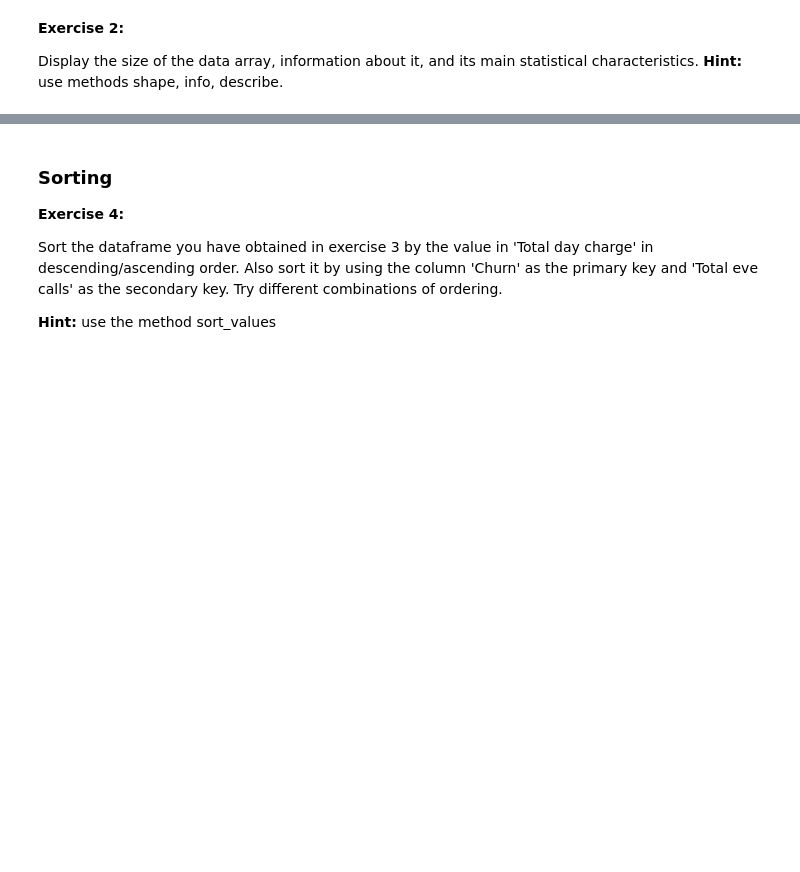
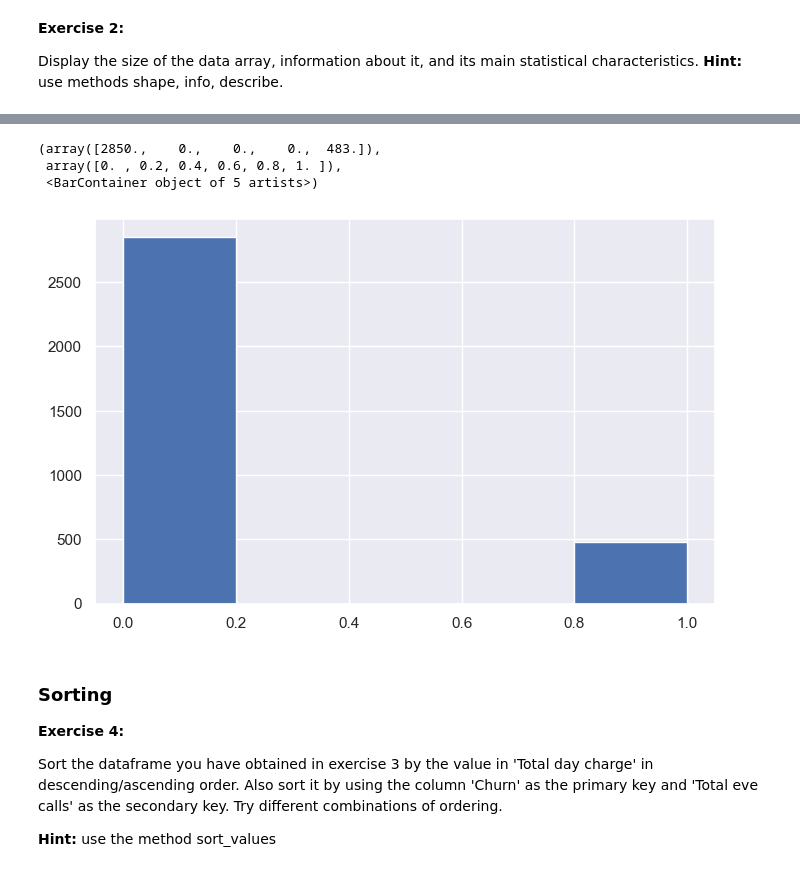
Before and after one commit to christiang7/Maschinelles-Lernen-I, a Jupyter notebook: Lab01_pandas_and_matplotlib/Lab01_pandas_and_matplotlib.ipynb, the cells around one changed output, grey strips where cells are left out. Cells and saved outputs as stored; diff of their text form; code cells hidden in the pictures; blank space fills up the shorter version.

```diff
--- a/Lab01_pandas_and_matplotlib/Lab01_pandas_and_matplotlib.ipynb
+++ b/Lab01_pandas_and_matplotlib/Lab01_pandas_and_matplotlib.ipynb
@@ -39,3 +93,10 @@ Plot the distribution of the churn and  loyal clients in the bar plot. The figur
+# %%
+plt.hist(churn_telecom_csv, bins=5)
+# %% [output]
+(array([2850.,    0.,    0.,    0.,  483.]),
+ array([0. , 0.2, 0.4, 0.6, 0.8, 1. ]),
+ <BarContainer object of 5 artists>)
+[figure, added]
 # %% [markdown]
 ### Sorting
 
```
Also changed, not shown: parts of 8 cells of this notebook, 2 other files.
